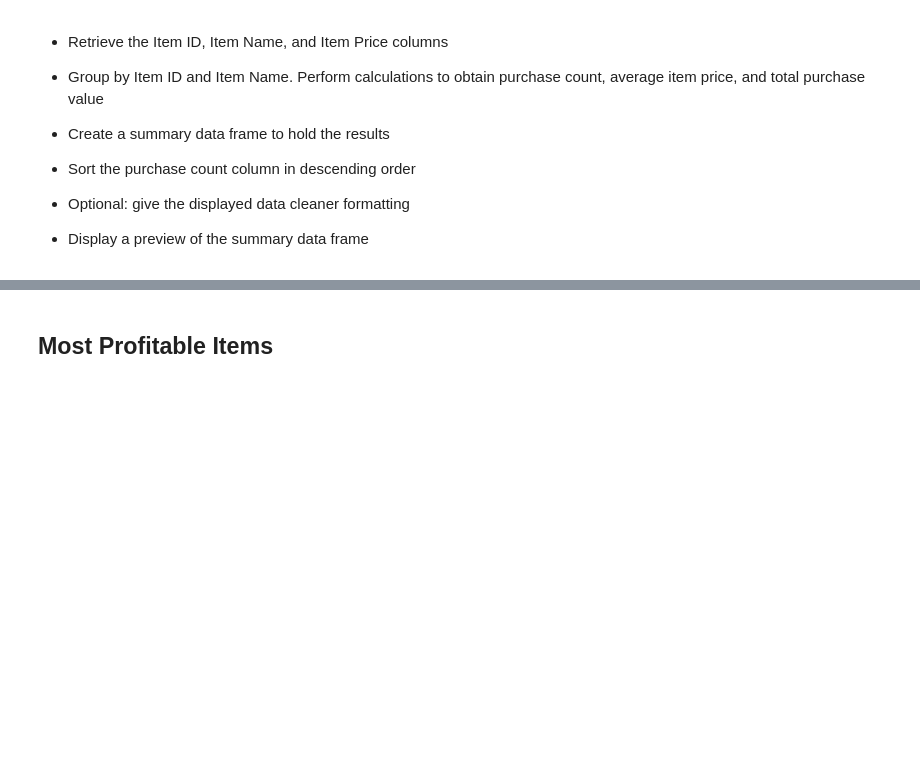
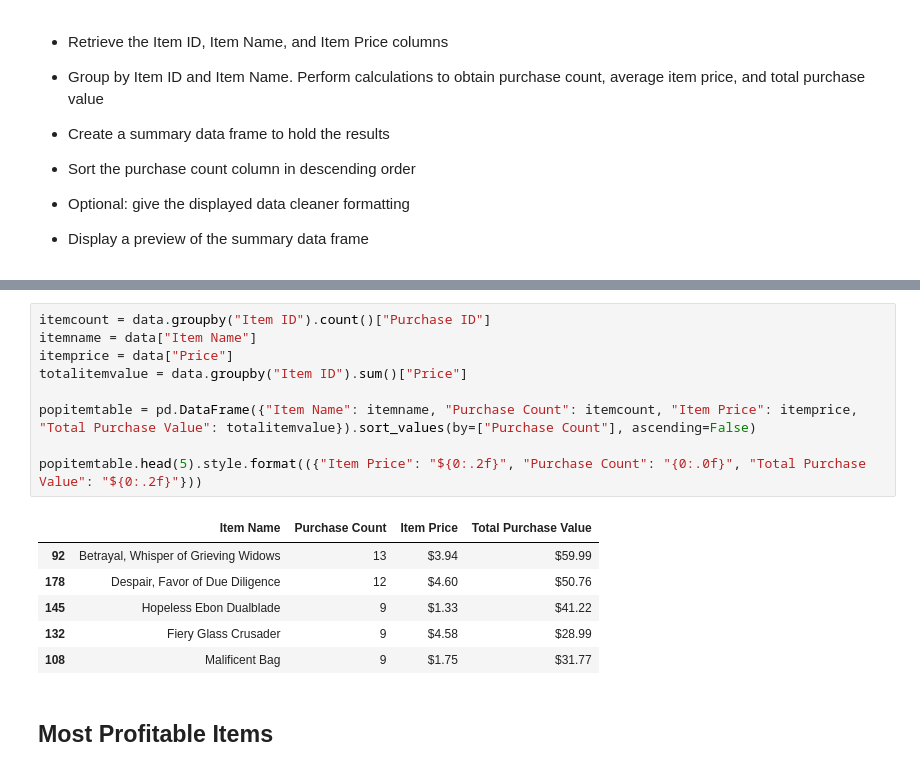
Before and after one commit to Ashlander0/Pandas-Challenge, a Jupyter notebook: HeroesOfPymoli/HeroesOfPymoli_starter.ipynb, the cells around one changed output, grey strips where cells are left out. Drawn from its saved outputs; the diff is of its cells as text; blank space fills up the shorter version.

Commit message:
Completed Most Profitable Items

```diff
--- a/HeroesOfPymoli/HeroesOfPymoli_starter.ipynb
+++ b/HeroesOfPymoli/HeroesOfPymoli_starter.ipynb
@@ -255,3 +245,19 @@ topspendertable.head(5).style.format(({"Average Purchase Price": "${0:.2f}", "To
+# %%
+itemcount = data.groupby("Item ID").count()["Purchase ID"]
+itemname = data["Item Name"]
+itemprice = data["Price"]
+totalitemvalue = data.groupby("Item ID").sum()["Price"]
+
+popitemtable = pd.DataFrame({"Item Name": itemname, "Purchase Count": itemcount, "Item Price": itemprice, "Total Purchase Value": totalitemvalue}).sort_values(by=["Purchase Count"], ascending=False)
+
+popitemtable.head(5).style.format(({"Item Price": "${0:.2f}", "Purchase Count": "{0:.0f}", "Total Purchase Value": "${0:.2f}"}))
+# %% [output]
+|  | Item Name | Purchase Count | Item Price | Total Purchase Value |
+| 92 | Betrayal, Whisper of Grieving Widows | 13 | $3.94 | $59.99 |
+| 178 | Despair, Favor of Due Diligence | 12 | $4.60 | $50.76 |
+| 145 | Hopeless Ebon Dualblade | 9 | $1.33 | $41.22 |
+| 132 | Fiery Glass Crusader | 9 | $4.58 | $28.99 |
+| 108 | Malificent Bag | 9 | $1.75 | $31.77 |
 # %% [markdown]
 ## Most Profitable Items
 # %% [markdown]
```
Also changed, not shown: parts of 4 cells of this notebook.
